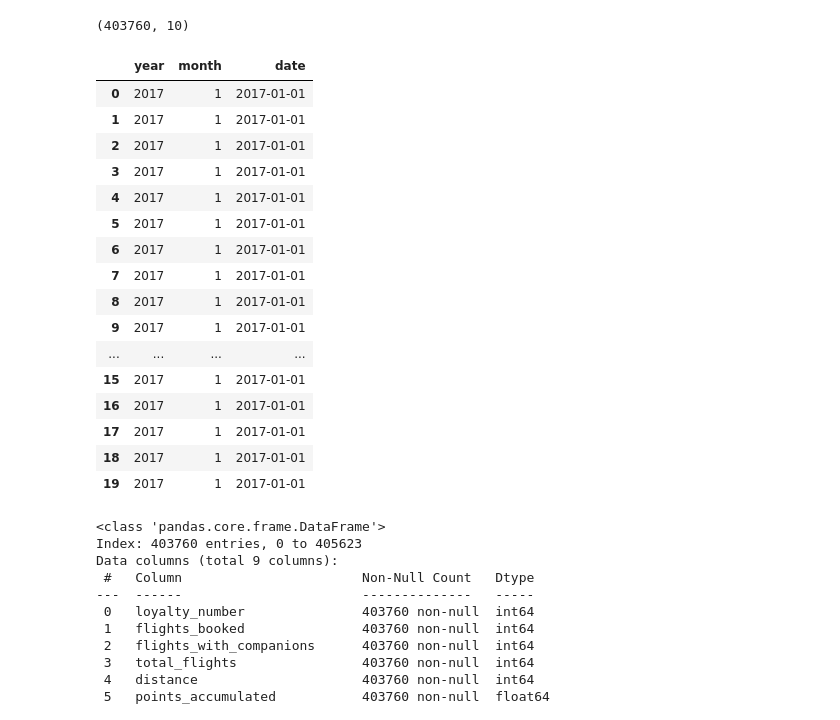
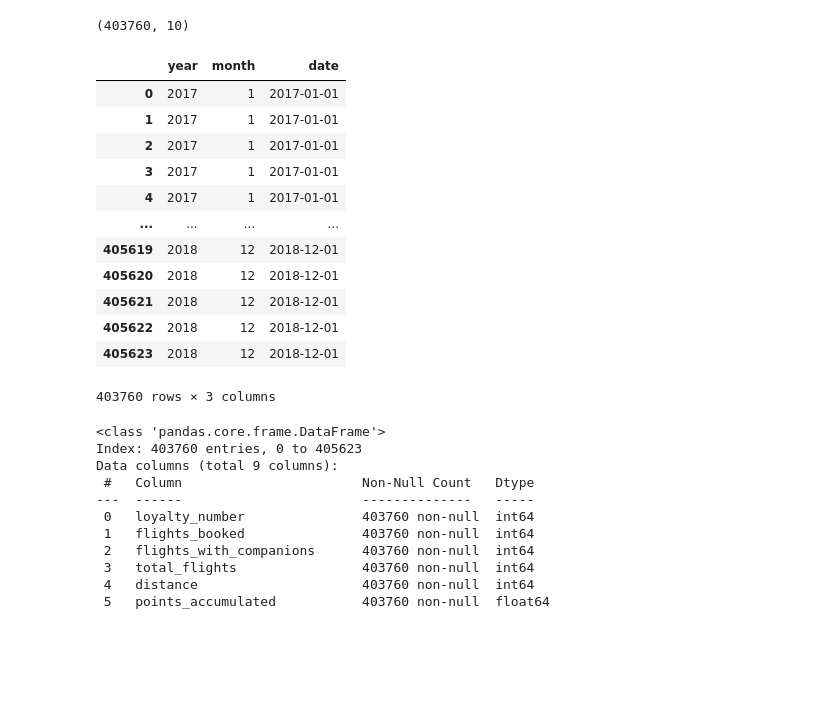
Before and after one commit to rml-lee/MYSQL-Tableau-Customer-Flights-Project, a Jupyter notebook: Data Cleaning & Exploration - Airline Loyalty Campaign Program Impact on Flights.ipynb, the cells around one changed output. Drawn from its saved outputs; the diff is of its cells as text; code cells hidden in the pictures; blank space fills up the shorter version.

```diff
--- a/Data Cleaning & Exploration - Airline Loyalty Campaign Program Impact on Flights.ipynb
+++ b/Data Cleaning & Exploration - Airline Loyalty Campaign Program Impact on Flights.ipynb
@@ -323,25 +303,21 @@ activity.shape
 activity['date'] = pd.to_datetime(activity['year'].astype(str) + '-' + activity['month'].astype(str) + '-01')
 # %%
 # Verify changes
-activity[['year', 'month', 'date']].head(20)
+activity[['year', 'month', 'date']]
 # %% [output]
 |  | year | month | date |
 | 0 | 2017 | 1 | 2017-01-01 |
 | 1 | 2017 | 1 | 2017-01-01 |
 | 2 | 2017 | 1 | 2017-01-01 |
 | 3 | 2017 | 1 | 2017-01-01 |
 | 4 | 2017 | 1 | 2017-01-01 |
-| 5 | 2017 | 1 | 2017-01-01 |
-| 6 | 2017 | 1 | 2017-01-01 |
-| 7 | 2017 | 1 | 2017-01-01 |
-| 8 | 2017 | 1 | 2017-01-01 |
-| 9 | 2017 | 1 | 2017-01-01 |
 | ... | ... | ... | ... |
-| 15 | 2017 | 1 | 2017-01-01 |
-| 16 | 2017 | 1 | 2017-01-01 |
-| 17 | 2017 | 1 | 2017-01-01 |
-| 18 | 2017 | 1 | 2017-01-01 |
-| 19 | 2017 | 1 | 2017-01-01 |
+| 405619 | 2018 | 12 | 2018-12-01 |
+| 405620 | 2018 | 12 | 2018-12-01 |
+| 405621 | 2018 | 12 | 2018-12-01 |
+| 405622 | 2018 | 12 | 2018-12-01 |
+| 405623 | 2018 | 12 | 2018-12-01 |
+403760 rows × 3 columns
 # %%
 # Drop year and month columns
 activity.drop(columns = ['year', 'month'], inplace = True)
```
Also changed, not shown: parts of 5 cells of this notebook.
